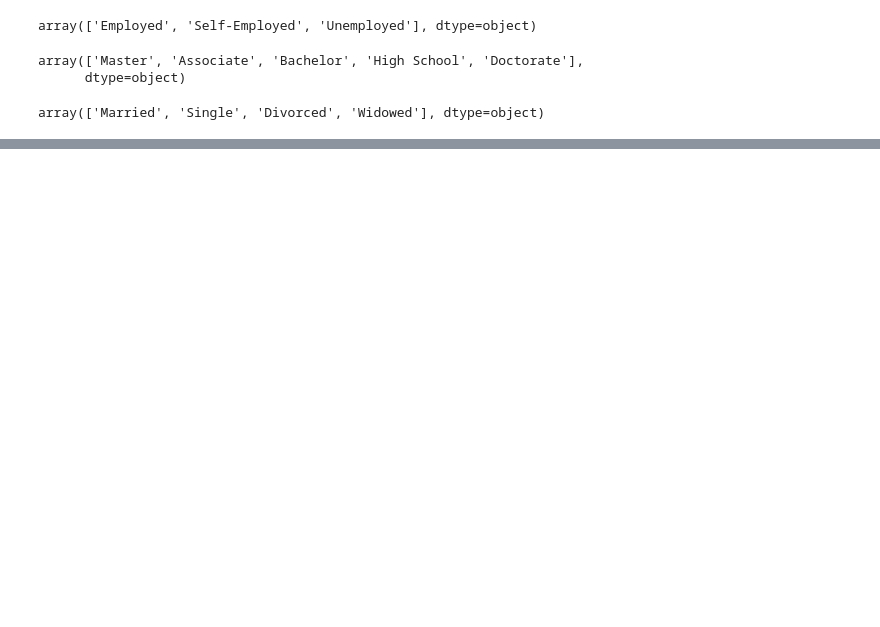
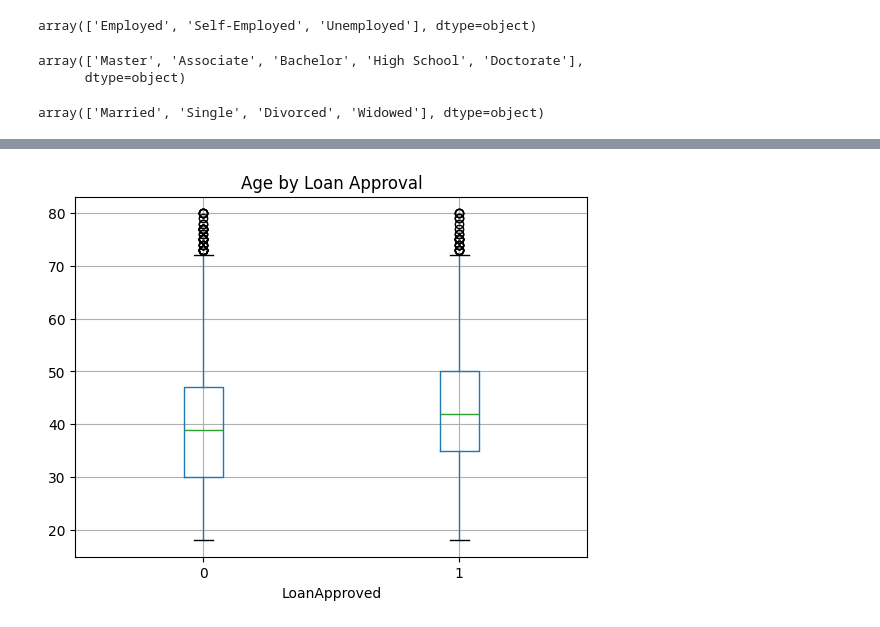
Before and after one commit to Viet2707/loan-risk-analysis-project, a Jupyter notebook: notebooks/loan_risk_analysis.ipynb, the cells around one changed output, grey strips where cells are left out. Drawn from its saved outputs; the diff is of its cells as text; code cells hidden in the pictures; blank space fills up the shorter version.

```diff
--- a/notebooks/loan_risk_analysis.ipynb
+++ b/notebooks/loan_risk_analysis.ipynb
@@ -145,0 +251,8 @@ plt.show()
+# %%
+## 8.2 Boxplot theo LoanApproved
+df.boxplot(column="Age", by="LoanApproved")
+plt.title("Age by Loan Approval")
+plt.suptitle("")
+plt.show()
+# %% [output]
+[figure, added]
```
Also changed, not shown: parts of 39 cells of this notebook, 3 other files.
